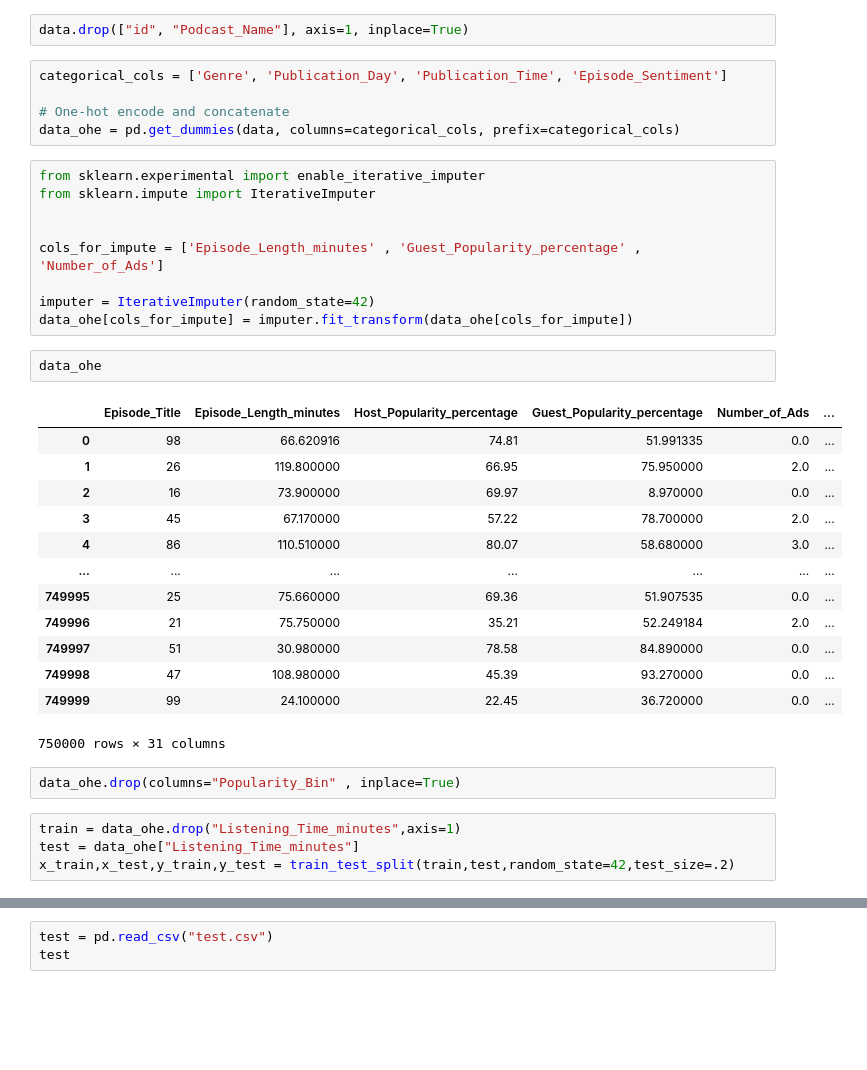
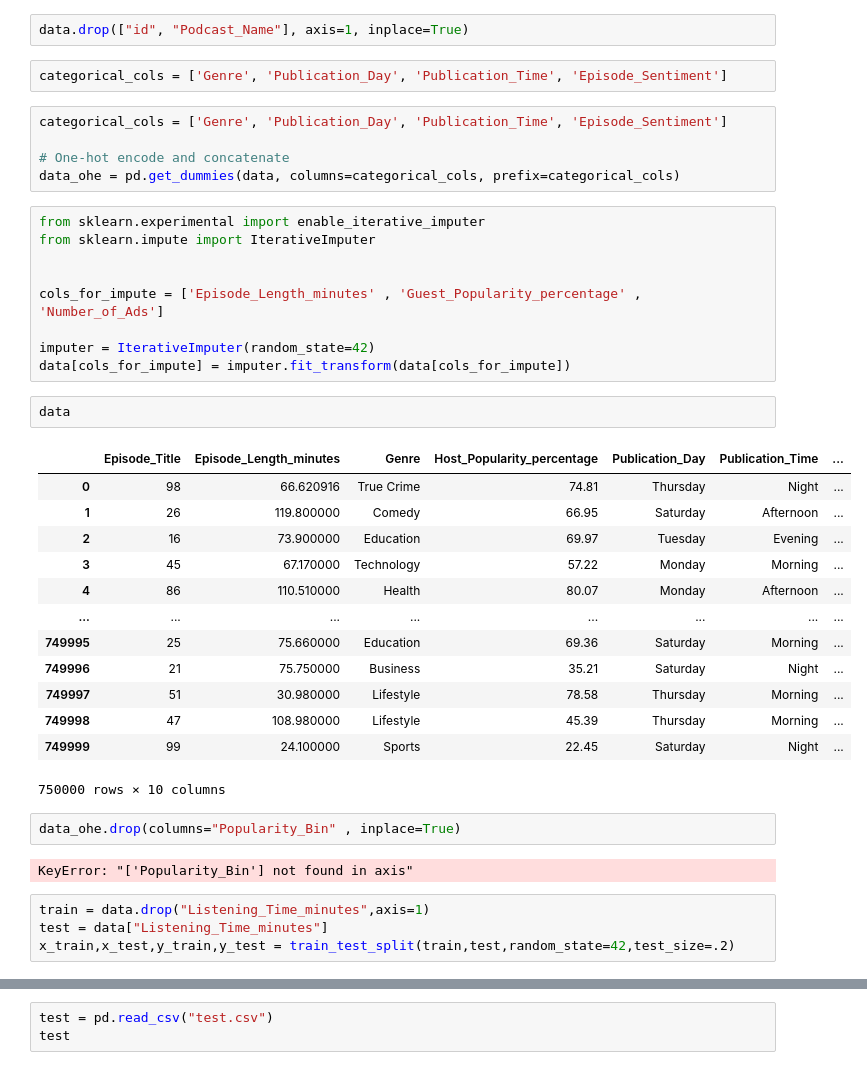
Before and after one commit to mahdiiafshari/kaggle-datasets, a Jupyter notebook: Predict Podcast Listening Time/predicti podcast time.ipynb, the cells around one changed output, grey strips where cells are left out. Saved outputs shown, nothing was run; the diff lists cells and outputs as text; blank space fills up the shorter version.

```diff
--- a/Predict Podcast Listening Time/predicti podcast time.ipynb
+++ b/Predict Podcast Listening Time/predicti podcast time.ipynb
@@ -260,6 +192,8 @@ Passing `palette` without assigning `hue` is deprecated and will be removed in v
 Feature engineering:
 # %%
 data.drop(["id", "Podcast_Name"], axis=1, inplace=True)
+# %%
+categorical_cols = ['Genre', 'Publication_Day', 'Publication_Time', 'Episode_Sentiment']
 # %%
 categorical_cols = ['Genre', 'Publication_Day', 'Publication_Time', 'Episode_Sentiment']
 
@@ -273,26 +207,28 @@ from sklearn.impute import IterativeImputer
 cols_for_impute = ['Episode_Length_minutes' , 'Guest_Popularity_percentage' , 'Number_of_Ads']
 
 imputer = IterativeImputer(random_state=42)
-data_ohe[cols_for_impute] = imputer.fit_transform(data_ohe[cols_for_impute])
+data[cols_for_impute] = imputer.fit_transform(data[cols_for_impute])
 # %%
-data_ohe
+data
 # %% [output]
-|  | Episode_Title | Episode_Length_minutes | Host_Popularity_percentage | Guest_Popularity_percentage | Number_of_Ads | ... |
-| 0 | 98 | 66.620916 | 74.81 | 51.991335 | 0.0 | ... |
-| 1 | 26 | 119.800000 | 66.95 | 75.950000 | 2.0 | ... |
-| 2 | 16 | 73.900000 | 69.97 | 8.970000 | 0.0 | ... |
-| 3 | 45 | 67.170000 | 57.22 | 78.700000 | 2.0 | ... |
-| 4 | 86 | 110.510000 | 80.07 | 58.680000 | 3.0 | ... |
-| ... | ... | ... | ... | ... | ... | ... |
-| 749995 | 25 | 75.660000 | 69.36 | 51.907535 | 0.0 | ... |
-| 749996 | 21 | 75.750000 | 35.21 | 52.249184 | 2.0 | ... |
-| 749997 | 51 | 30.980000 | 78.58 | 84.890000 | 0.0 | ... |
-| 749998 | 47 | 108.980000 | 45.39 | 93.270000 | 0.0 | ... |
-| 749999 | 99 | 24.100000 | 22.45 | 36.720000 | 0.0 | ... |
+|  | Episode_Title | Episode_Length_minutes | Genre | Host_Popularity_percentage | Publication_Day | Publication_Time | ... |
+| 0 | 98 | 66.620916 | True Crime | 74.81 | Thursday | Night | ... |
+| 1 | 26 | 119.800000 | Comedy | 66.95 | Saturday | Afternoon | ... |
+| 2 | 16 | 73.900000 | Education | 69.97 | Tuesday | Evening | ... |
+| 3 | 45 | 67.170000 | Technology | 57.22 | Monday | Morning | ... |
+| 4 | 86 | 110.510000 | Health | 80.07 | Monday | Afternoon | ... |
+| ... | ... | ... | ... | ... | ... | ... | ... |
+| 749995 | 25 | 75.660000 | Education | 69.36 | Saturday | Morning | ... |
+| 749996 | 21 | 75.750000 | Business | 35.21 | Saturday | Night | ... |
+| 749997 | 51 | 30.980000 | Lifestyle | 78.58 | Thursday | Morning | ... |
+| 749998 | 47 | 108.980000 | Lifestyle | 45.39 | Thursday | Morning | ... |
+| 749999 | 99 | 24.100000 | Sports | 22.45 | Saturday | Night | ... |
-750000 rows × 31 columns
+750000 rows × 10 columns
 # %%
 data_ohe.drop(columns="Popularity_Bin" , inplace=True)
+# %% [output]
+KeyError: "['Popularity_Bin'] not found in axis"
 # %%
-train = data_ohe.drop("Listening_Time_minutes",axis=1)
-test = data_ohe["Listening_Time_minutes"]
+train = data.drop("Listening_Time_minutes",axis=1)
+test = data["Listening_Time_minutes"]
 x_train,x_test,y_train,y_test = train_test_split(train,test,random_state=42,test_size=.2)
```
Also changed, not shown: parts of 19 cells of this notebook, 13 other files.
